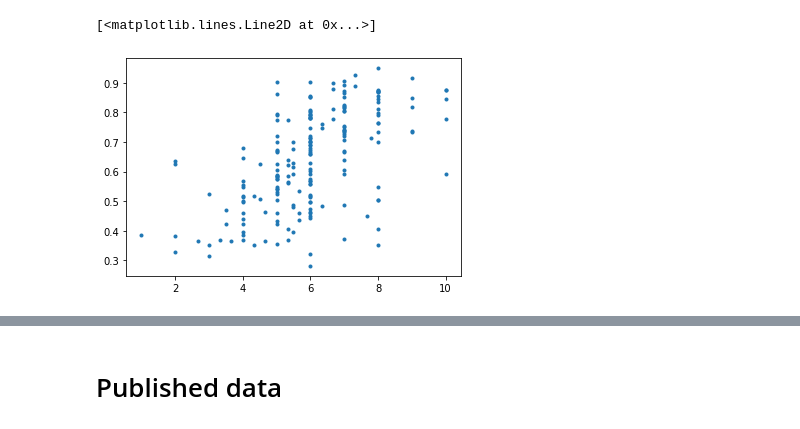
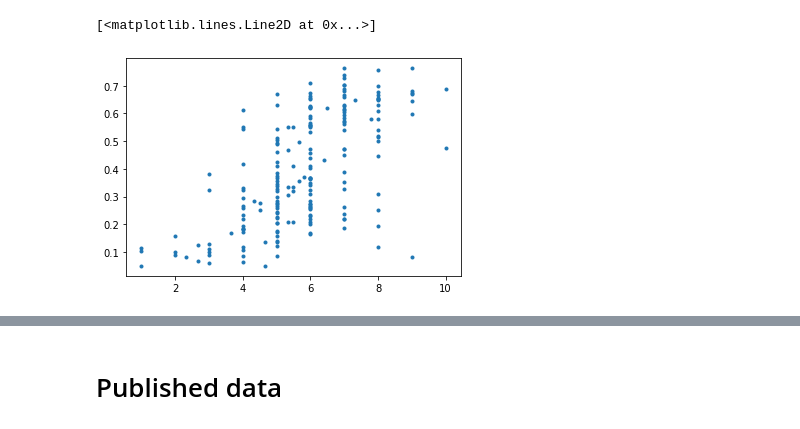
Before and after one commit to stefandirnstorfer/paramoji, a Jupyter notebook: results/results-emotic.ipynb, the cells around one changed output, grey strips where cells are left out. Cells and saved outputs as stored; diff of their text form; code cells hidden in the pictures.

```diff
--- a/results/results-emotic.ipynb
+++ b/results/results-emotic.ipynb
@@ -87,8 +95,8 @@ results
 # %%
-plt.plot(results['Valence'],results['paramoji_v'],'.')
+plt.plot(results['Valence'],results['paramoji_v']**2,'.')
 # %% [output]
 [<matplotlib.lines.Line2D at 0x...>]
-[figure, old version]
+[figure, new version]
 # %%
 C = results.corr()
 C
```
Also changed, not shown: parts of 11 cells of this notebook, 13 other files.
